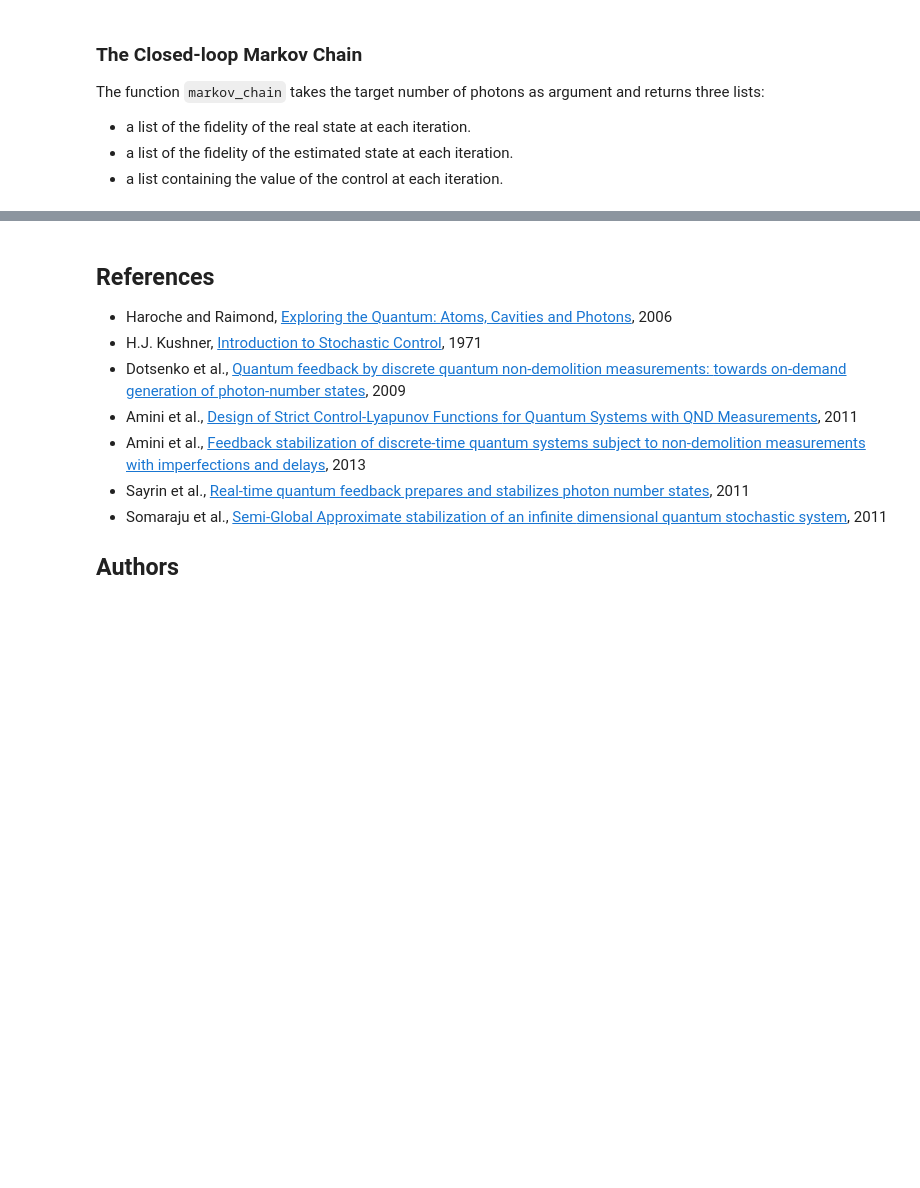
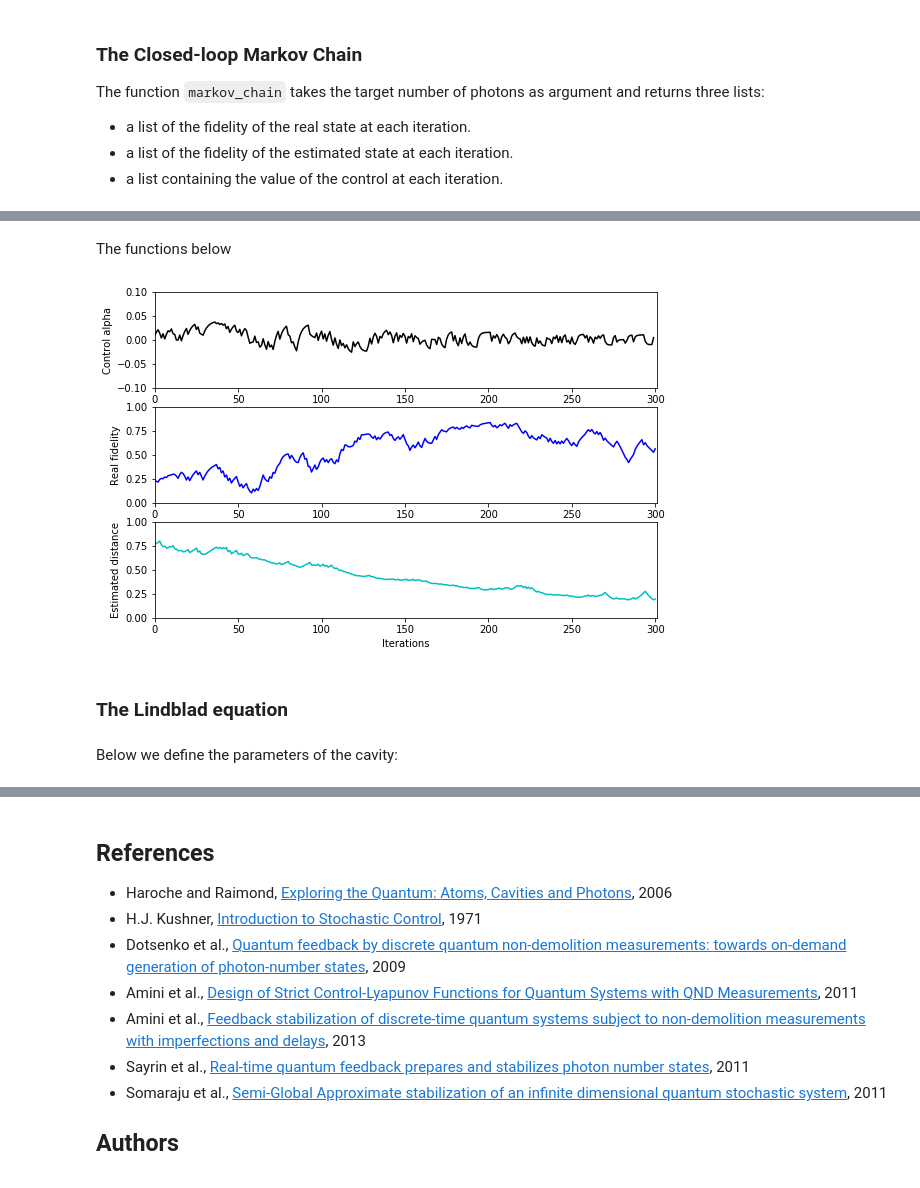
Before and after one commit to denainjs/Photon-Box, a Jupyter notebook: Photon-Box.ipynb, the cells around one changed output, grey strips where cells are left out. Cells and saved outputs as stored; diff of their text form; code cells hidden in the pictures; blank space fills up the shorter version.

```diff
--- a/Photon-Box.ipynb
+++ b/Photon-Box.ipynb
@@ -360,0 +334,2 @@ Given a python file in this folder, the following table says whether or not the
+# %% [markdown]
+The functions below
@@ -360,0 +344,10 @@ Given a python file in this folder, the following table says whether or not the
+# %%
+%run omission_error.py
+res_omission_error = omission_error_markov_chain()
+display_results_fidelity(res_omission_error)
+# %% [output]
+[figure, added]
+# %% [markdown]
+### The Lindblad equation
+# %% [markdown]
+Below we define the parameters of the cavity:
```
Also changed, not shown: parts of 25 cells of this notebook, 22 other files.
